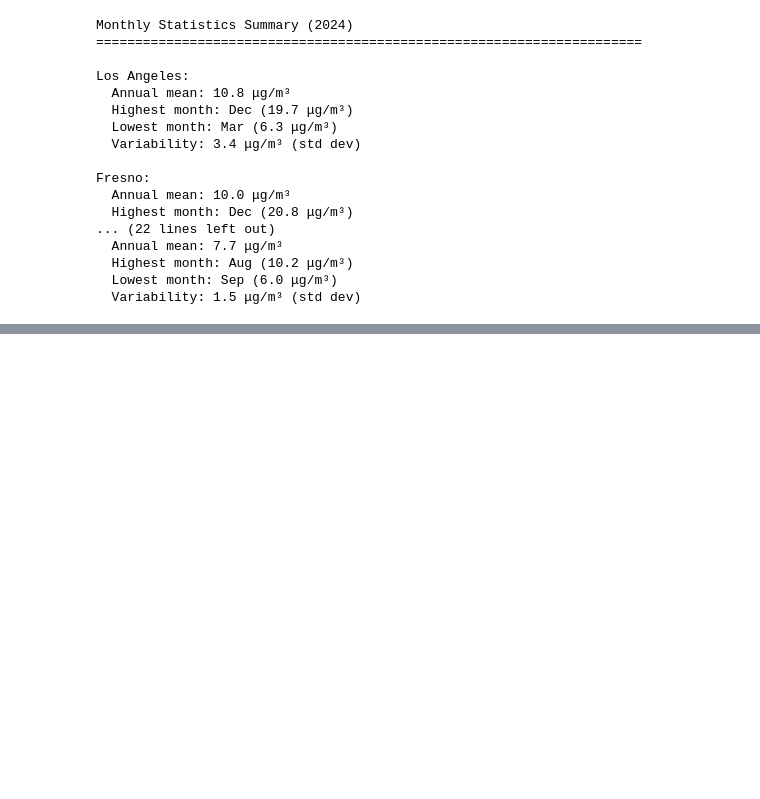
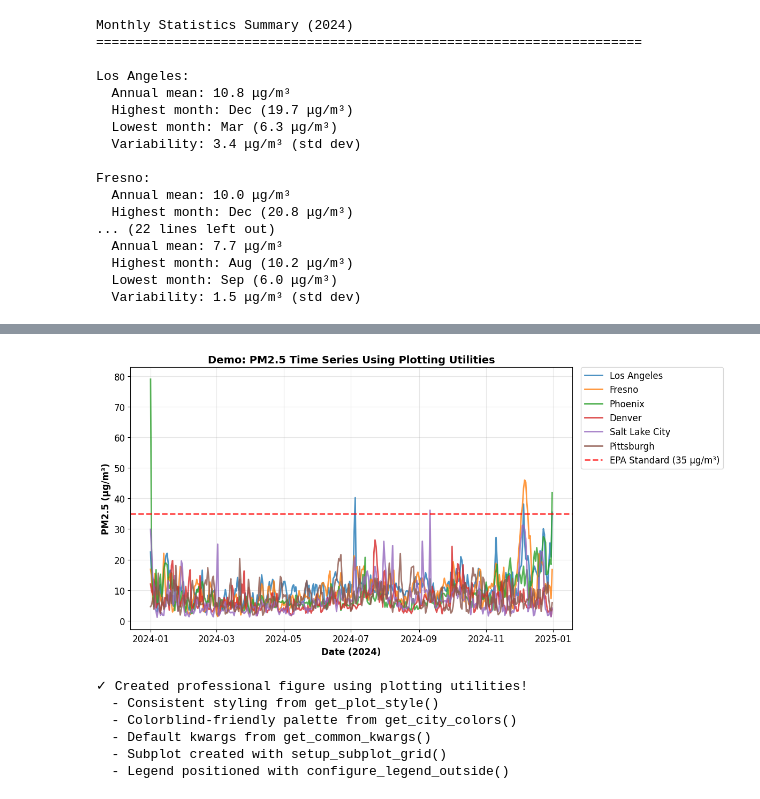
Before and after one commit to Ni-Bu/Air-Quality-Analysis, a Jupyter notebook: analysis_demo.ipynb, the cells around one changed output, grey strips where cells are left out. Saved outputs shown, nothing was run; the diff lists cells and outputs as text; code cells hidden in the pictures; blank space fills up the shorter version.

```diff
--- a/analysis_demo.ipynb
+++ b/analysis_demo.ipynb
@@ -423,0 +529,45 @@ Fresno:
+# %%
+# Create a plot using all plotting utilities
+fig, ax = setup_subplot_grid(figsize=(12, 6))
+
+# Get colors and kwargs
+colors = get_city_colors()
+plot_kwargs = get_common_kwargs()
+
+# Plot PM2.5 time series for each city using the utilities
+for city in colors.keys():
+    city_data = df[df['city'] == city].copy()
+    ax.plot(city_data['date'], city_data['value'],
+            label=city, color=colors[city], **plot_kwargs)
+
+# Add EPA standard reference line
+ax.axhline(y=35, color='red', linestyle='--', linewidth=2,
+           label='EPA Standard (35 µg/m³)', alpha=0.7)
+
+# Labels and styling
+ax.set_xlabel('Date (2024)', fontweight='bold')
+ax.set_ylabel('PM2.5 (µg/m³)', fontweight='bold')
+ax.set_title('Demo: PM2.5 Time Series Using Plotting Utilities',
+             fontsize=14, fontweight='bold')
+ax.grid(True, alpha=0.3)
+
+# Configure legend outside plot area to avoid obscuring data
+configure_legend_outside(ax)
+
+plt.tight_layout()
+plt.show()
+
+print("✓ Created professional figure using plotting utilities!")
+print("  - Consistent styling from get_plot_style()")
+print("  - Colorblind-friendly palette from get_city_colors()")
+print("  - Default kwargs from get_common_kwargs()")
+print("  - Subplot created with setup_subplot_grid()")
+print("  - Legend positioned with configure_legend_outside()")
+# %% [output]
+[figure, added]
+✓ Created professional figure using plotting utilities!
+  - Consistent styling from get_plot_style()
+  - Colorblind-friendly palette from get_city_colors()
+  - Default kwargs from get_common_kwargs()
+  - Subplot created with setup_subplot_grid()
+  - Legend positioned with configure_legend_outside()
```
Also changed, not shown: parts of 11 cells of this notebook.
